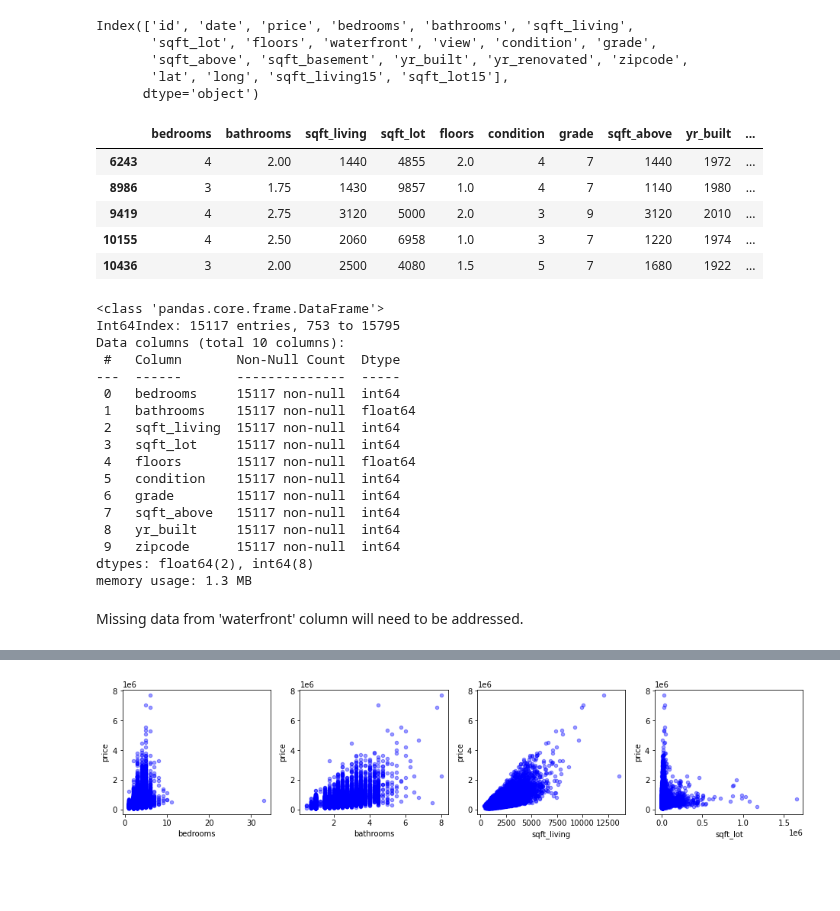
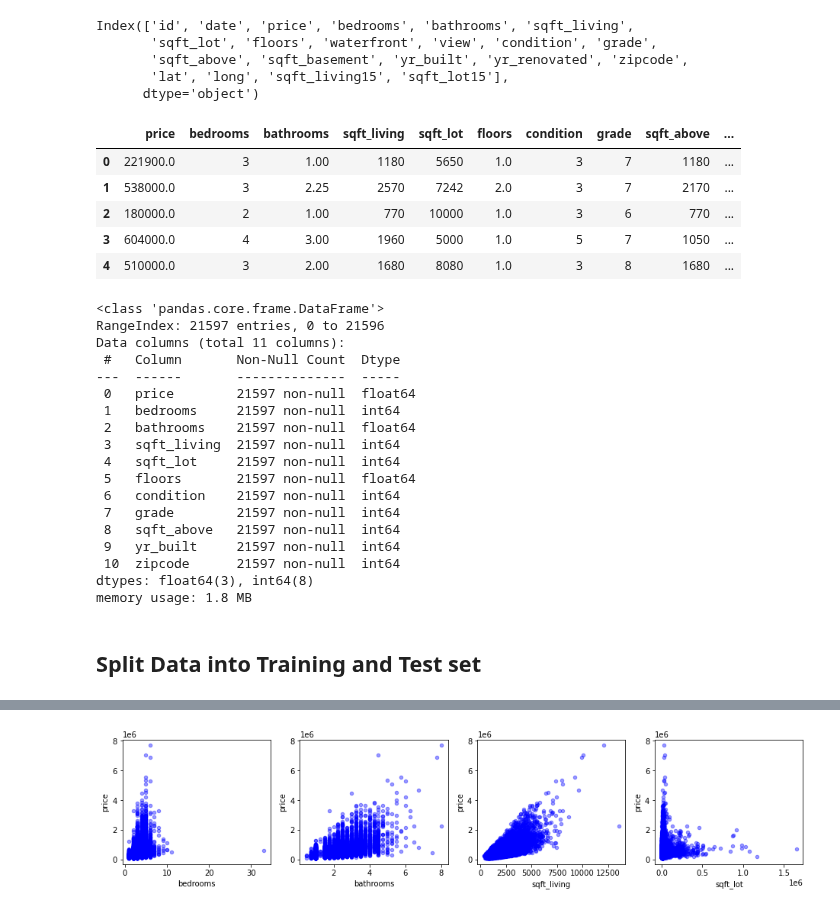
Before and after one commit to jmg0144/Housing-Linear-Regression-Analysis, a Jupyter notebook: home-sales-analysis.ipynb, the cells around one changed output, grey strips where cells are left out. Drawn from its saved outputs; the diff is of its cells as text; code cells hidden in the pictures; blank space fills up the shorter version.

```diff
--- a/home-sales-analysis.ipynb
+++ b/home-sales-analysis.ipynb
@@ -80,7 +69,7 @@ Index(['id', 'date', 'price', 'bedrooms', 'bathrooms', 'sqft_living',
        'lat', 'long', 'sqft_living15', 'sqft_lot15'],
       dtype='object')
 # %%
-columns_to_keep = ['bedrooms',
+columns_to_keep = ['price','bedrooms',
                    'bathrooms',
                    'sqft_living',
                    'sqft_lot',
@@ -94,7 +83,7 @@ columns_to_keep = ['bedrooms',
                   ]
 # %%
 def filter_columns(df):
-    columns_to_keep = ['bedrooms',
+    columns_to_keep = ['price','bedrooms',
                    'bathrooms',
                    'sqft_living',
                    'sqft_lot',
@@ -107,34 +96,35 @@ def filter_columns(df):
                   ]
     return df[columns_to_keep]
 # %%
-df_filtered = filter_columns(x_train)
+df_filtered = filter_columns(df)
 df_filtered.head()
 # %% [output]
-|  | bedrooms | bathrooms | sqft_living | sqft_lot | floors | condition | grade | sqft_above | yr_built | ... |
-| 6243 | 4 | 2.00 | 1440 | 4855 | 2.0 | 4 | 7 | 1440 | 1972 | ... |
-| 8986 | 3 | 1.75 | 1430 | 9857 | 1.0 | 4 | 7 | 1140 | 1980 | ... |
-| 9419 | 4 | 2.75 | 3120 | 5000 | 2.0 | 3 | 9 | 3120 | 2010 | ... |
-| 10155 | 4 | 2.50 | 2060 | 6958 | 1.0 | 3 | 7 | 1220 | 1974 | ... |
-| 10436 | 3 | 2.00 | 2500 | 4080 | 1.5 | 5 | 7 | 1680 | 1922 | ... |
+|  | price | bedrooms | bathrooms | sqft_living | sqft_lot | floors | condition | grade | sqft_above | ... |
+| 0 | 221900.0 | 3 | 1.00 | 1180 | 5650 | 1.0 | 3 | 7 | 1180 | ... |
+| 1 | 538000.0 | 3 | 2.25 | 2570 | 7242 | 2.0 | 3 | 7 | 2170 | ... |
+| 2 | 180000.0 | 2 | 1.00 | 770 | 10000 | 1.0 | 3 | 6 | 770 | ... |
+| 3 | 604000.0 | 4 | 3.00 | 1960 | 5000 | 1.0 | 5 | 7 | 1050 | ... |
+| 4 | 510000.0 | 3 | 2.00 | 1680 | 8080 | 1.0 | 3 | 8 | 1680 | ... |
 # %%
 df_filtered.info()
 # %% [output]
 <class 'pandas.core.frame.DataFrame'>
-Int64Index: 15117 entries, 753 to 15795
-Data columns (total 10 columns):
+RangeIndex: 21597 entries, 0 to 21596
+Data columns (total 11 columns):
  #   Column       Non-Null Count  Dtype
 ---  ------       --------------  -----
- 0   bedrooms     15117 non-null  int64
- 1   bathrooms    15117 non-null  float64
- 2   sqft_living  15117 non-null  int64
- 3   sqft_lot     15117 non-null  int64
- 4   floors       15117 non-null  float64
- 5   condition    15117 non-null  int64
- 6   grade        15117 non-null  int64
- 7   sqft_above   15117 non-null  int64
- 8   yr_built     15117 non-null  int64
- 9   zipcode      15117 non-null  int64
-dtypes: float64(2), int64(8)
-memory usage: 1.3 MB
+ 0   price        21597 non-null  float64
+ 1   bedrooms     21597 non-null  int64
+ 2   bathrooms    21597 non-null  float64
+ 3   sqft_living  21597 non-null  int64
+ 4   sqft_lot     21597 non-null  int64
+ 5   floors       21597 non-null  float64
+ 6   condition    21597 non-null  int64
+ 7   grade        21597 non-null  int64
+ 8   sqft_above   21597 non-null  int64
+ 9   yr_built     21597 non-null  int64
+ 10  zipcode      21597 non-null  int64
+dtypes: float64(3), int64(8)
+memory usage: 1.8 MB
-# %% [markdown]
-Missing data from 'waterfront' column will need to be addressed.
+# %% [markdown]
+## Split Data into Training and Test set
```
Also changed, not shown: parts of 52 cells of this notebook.
